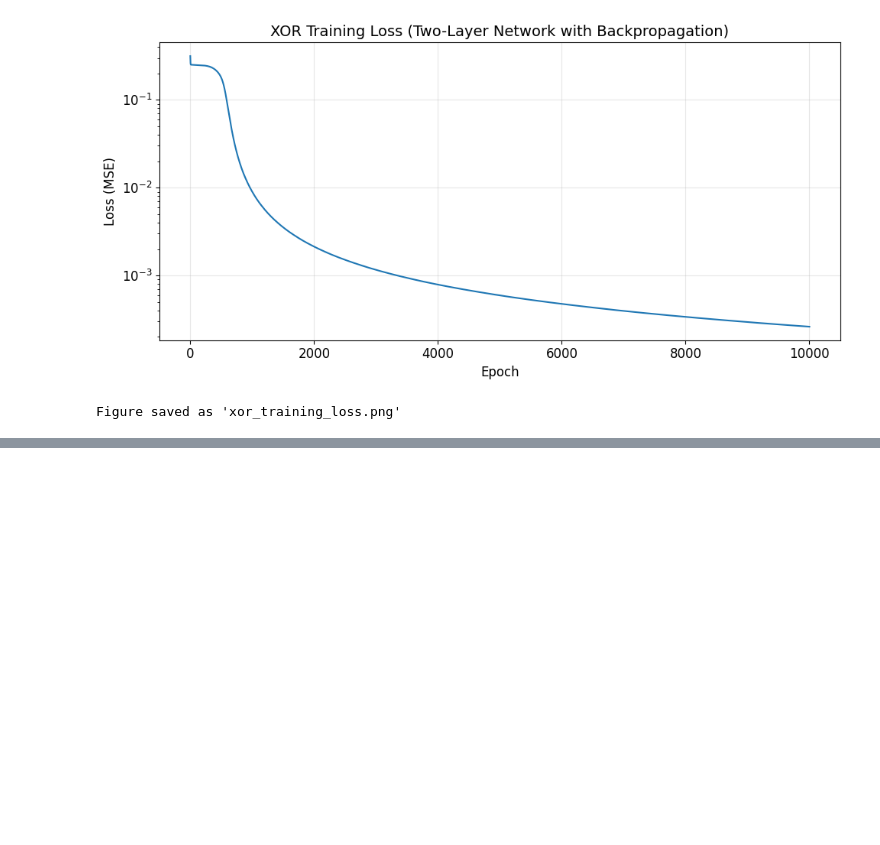
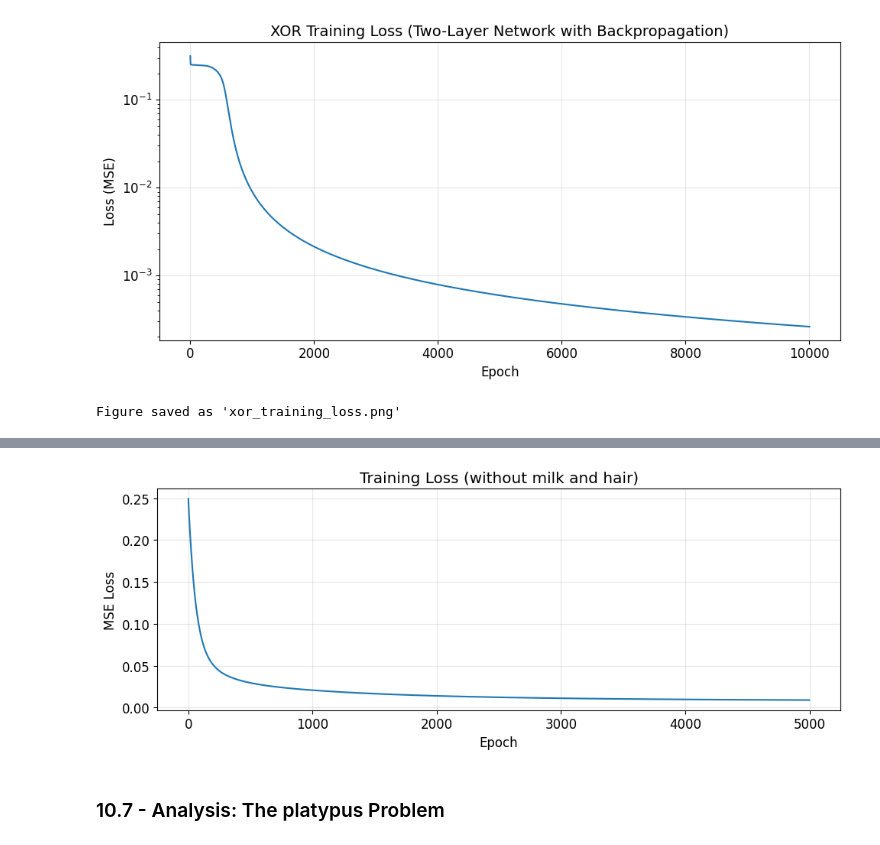
Before and after one commit to eoinocathasaigh/Artificial-Intelligence-Labs, a Jupyter notebook: Lab1.ipynb, the cells around one changed output, grey strips where cells are left out. Drawn from its saved outputs; the diff is of its cells as text; code cells hidden in the pictures; blank space fills up the shorter version.

```diff
--- a/Lab1.ipynb
+++ b/Lab1.ipynb
@@ -883,0 +1428,28 @@ Figure saved as 'xor_training_loss.png'
+# %%
+X_train_reduced, feat_names_reduced = prepare_features(X_train_raw, feature_names,
+ remove_features=['milk', 'hair', 'eggs'])
+X_test_reduced, _ = prepare_features(X_test_raw, feature_names,
+ remove_features=['milk', 'hair', 'eggs'])
+
+print("Experiment 3: Without 'milk', 'hair', and 'eggs'")
+print("=" * 50)
+print(f"Features ({len(feat_names_reduced)}): {feat_names_reduced}")
+
+np.random.seed(42)
+mlp_reduced = TwoLayerPerceptron(input_size=X_train_reduced.shape[1], hidden_size=16,
+ learning_rate=0.5)
+losses = mlp_reduced.train(X_train_reduced, y_train_2d, epochs=5000, verbose_interval=1000)
+
+# Evaluate
+train_pred = mlp_reduced.predict(X_train_reduced)
+train_acc = np.mean(train_pred == y_train) * 100
+test_pred = mlp_reduced.predict(X_test_reduced)
+test_acc = np.mean(test_pred == y_test) * 100
+
+print(f"\nTraining accuracy: {train_acc:.1f}%")
+print(f"Test accuracy: {test_acc:.1f}%")
+print("\nTest predictions:")
+
+for name, pred, true in zip(test_names, test_pred, y_test):
+    correct = '✓' if pred == true else '✗'
+    print(f" {name:12s}: predicted={pred}, actual={true} {correct}")
@@ -883,0 +1476,14 @@ Figure saved as 'xor_training_loss.png'
+# %%
+# Plot training loss
+plt.figure(figsize=(10, 4))
+plt.plot(losses)
+plt.xlabel('Epoch')
+plt.ylabel('MSE Loss')
+plt.title('Training Loss (without milk and hair)')
+plt.grid(True, alpha=0.3)
+plt.tight_layout()
+plt.show()
+# %% [output]
+[figure, added]
+# %% [markdown]
+### 10.7 - Analysis: The platypus Problem
```
Also changed, not shown: parts of 35 cells of this notebook, 2 other files.
